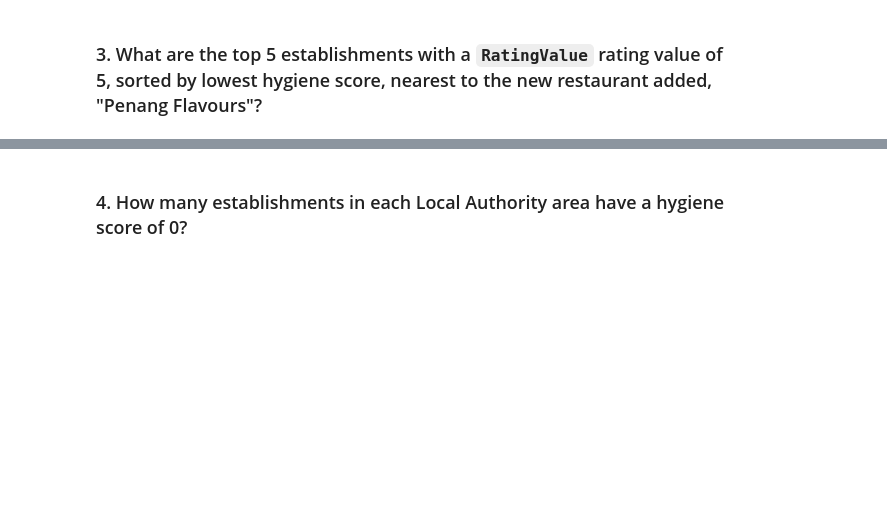
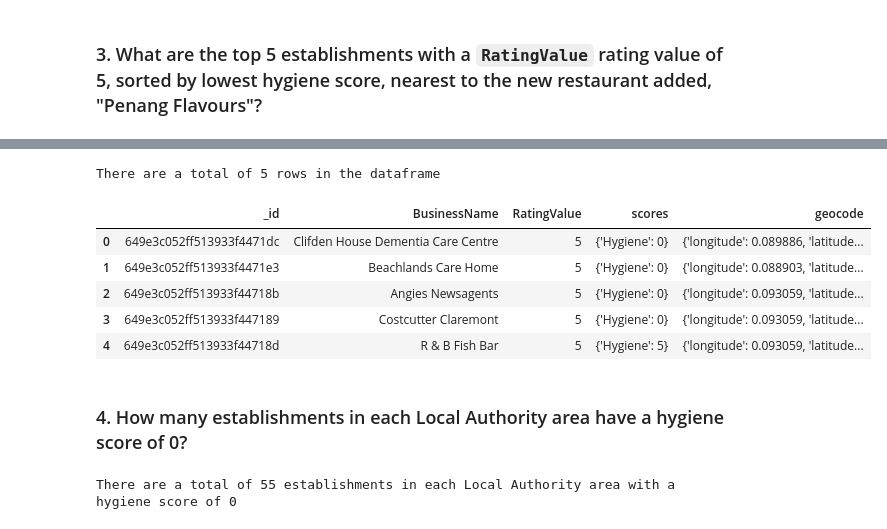
Before and after one commit to CJO100293/nosql-challenge, a Jupyter notebook: NoSQL_analysis_starter.ipynb, the cells around one changed output, grey strips where cells are left out. Cells and saved outputs as stored; diff of their text form; code cells hidden in the pictures; blank space fills up the shorter version.

```diff
--- a/NoSQL_analysis_starter.ipynb
+++ b/NoSQL_analysis_starter.ipynb
@@ -161,15 +161,29 @@ degree_search = 0.01
 latitude = 51.49014200
 longitude = 0.08384000
 
-# Setting distance to search from each lat and long.
-lat_distance  = latitude * degree_search
-lon_distance = longitude * degree_search
+# Setting up query
+nearest_query = {"RatingValue": 5,
+                 "geocode.latitude": { "$gte": latitude - degree_search},
+                 "geocode.latitude": {"$lte": latitude + degree_search},
+                 "geocode.longitude": { "$gte": longitude - degree_search},
+                 "geocode.longitude": { "$lte": longitude + degree_search}}
 
-# Setting up query and sorting
-#nearest_query =
-#nearest_sort =
+# Setting up sorting
+nearest_sort = [('scores.hygiene', -1)]
+
+# Setting variable for Limiting results to top 5 establishments
+limit = 5
+
+# Setting desired fields to show in results
+fields = {'BusinessName': 1, 'RatingValue': 1, 'scores.Hygiene': 1, 'geocode.latitude': 1, 'geocode.longitude': 1}
+
+# Creating empty list to append results to.
+nearest_results_list = []
 
 # Print the results
-#nearest_results =
-#for nearest_result in nearest_results:
-#    print(nearest_result)
+nearest_results = establishments.find(nearest_query, fields).sort(nearest_sort).limit(limit)
+for nearest_result in nearest_results:
+
+# Appending results to the empty list
+    nearest_results_list.append(nearest_result)
+    pprint(nearest_result)
@@ -176,12 +208,24 @@ lon_distance = longitude * degree_search
 # %%
 # Convert result to Pandas DataFrame
-#nearest_result_df = pd.DataFrame(nearest_result)
+nearest_result_df = pd.DataFrame(nearest_results_list)
 
 # Display the number of rows in the DataFrame
-#print("There are a total of", len(nearest_result_df), "rows in the dataframe")
+print("There are a total of", len(nearest_result_df), "rows in the dataframe")
 
 # exporting datafame to csv
-#nearest_result_df.to_csv("output_data/nearest_result_df.csv", index=False)
+nearest_result_df.to_csv("output_data/nearest_result_df.csv", index=False)
+# %% [output]
+There are a total of 5 rows in the dataframe
+# %%
+# Displaying DataFrame
+nearest_result_df
+# %% [output]
+|  | _id | BusinessName | RatingValue | scores | geocode |
+| 0 | 649e3c052ff513933f4471dc | Clifden House Dementia Care Centre | 5 | {'Hygiene': 0} | {'longitude': 0.089886, 'latitude... |
+| 1 | 649e3c052ff513933f4471e3 | Beachlands Care Home | 5 | {'Hygiene': 0} | {'longitude': 0.088903, 'latitude... |
+| 2 | 649e3c052ff513933f44718b | Angies Newsagents | 5 | {'Hygiene': 0} | {'longitude': 0.093059, 'latitude... |
+| 3 | 649e3c052ff513933f447189 | Costcutter Claremont | 5 | {'Hygiene': 0} | {'longitude': 0.093059, 'latitude... |
+| 4 | 649e3c052ff513933f44718d | R & B Fish Bar | 5 | {'Hygiene': 5} | {'longitude': 0.093059, 'latitude... |
 # %% [markdown]
 ### 4. How many establishments in each Local Authority area have a hygiene score of 0?
 # %%
@@ -190,8 +234,22 @@ lon_distance = longitude * degree_search
 # 2. Groups the matches by Local Authority
 # 3. Sorts the matches from highest to lowest
 
+# Matching establishments with a hygiene score of 0
+match_query = {'$match': {'scores.Hygiene': 0}}
+
+# Grouping the matches by Local Authority
+group_query = {'$group': {'_id': "$LocalAuthorityName",
+               'count': { '$sum': 1 }}}
+
+# Sorting the matches from highest to lowest
+sort_values = {'$sort': {'count': -1}}
+
+# Creating the pipeline
+pipeline = [match_query, group_query, sort_values]
+pipeline_results = list(establishments.aggregate(pipeline))
+
 # Print the number of documents in the result
-
-
-# Print the first 10 results
-#print(results[10])
+print("There are a total of", len(pipeline_results),
+      "establishments in each Local Authority area with a hygiene score of 0")
+# %% [output]
+There are a total of 55 establishments in each Local Authority area with a hygiene score of 0
```
Also changed, not shown: parts of 6 cells of this notebook.
